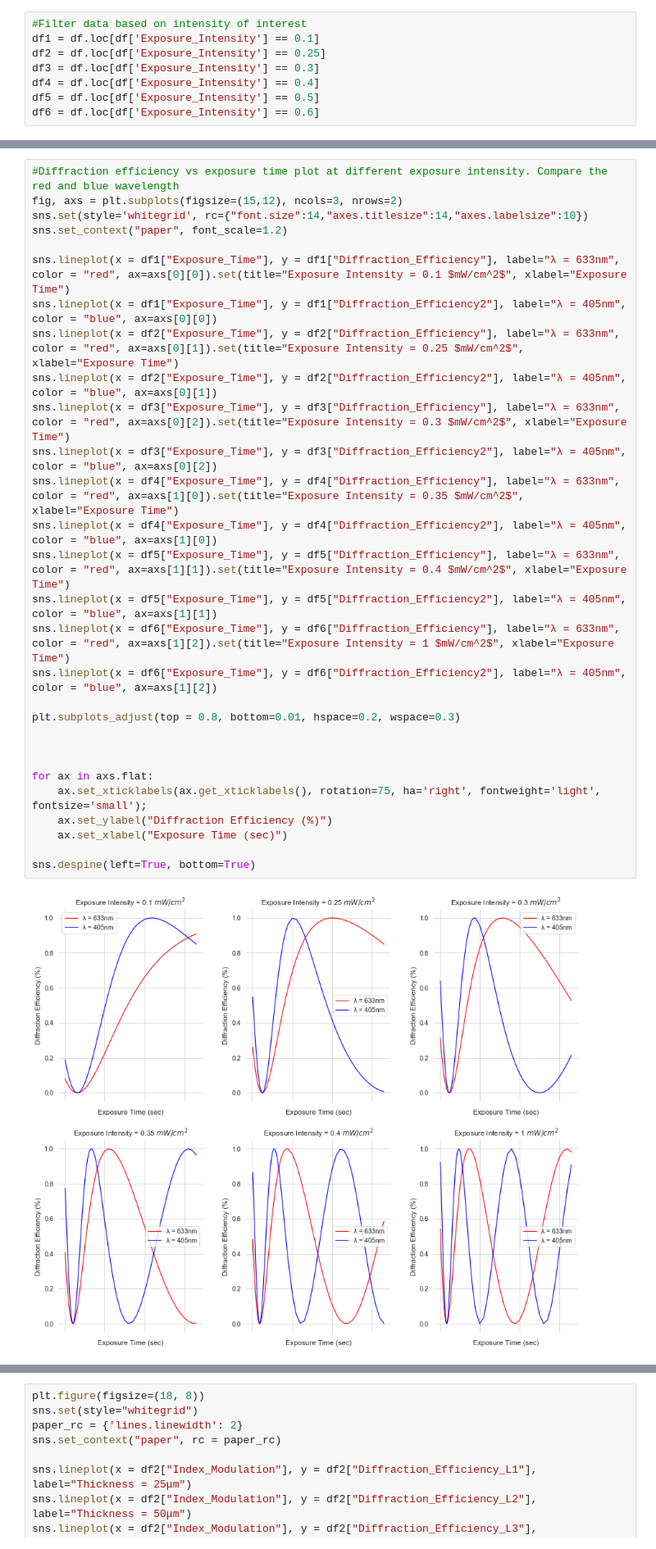
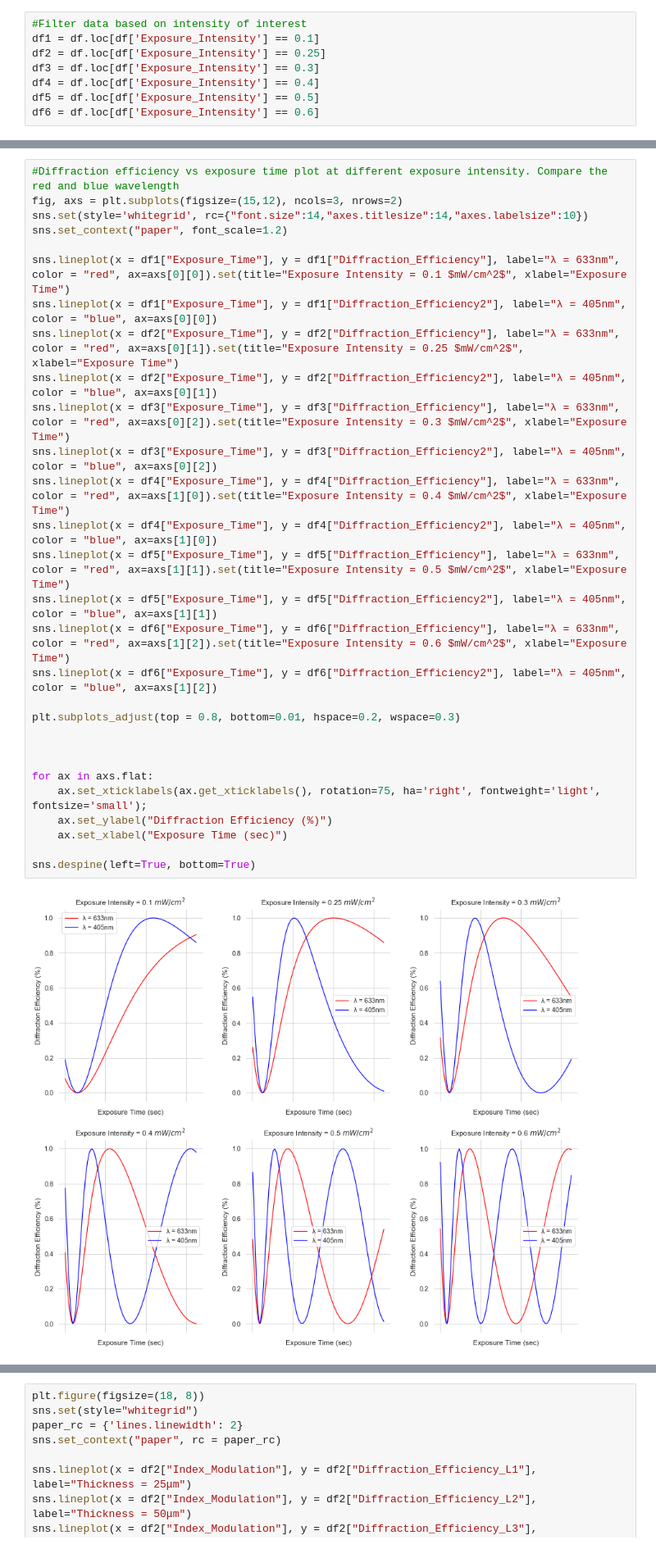
Before and after one commit to Emmanuel-Bamidele/Holography, a Jupyter notebook: PhotoPolymer_Diffusion_Model.ipynb, the cells around one changed output, grey strips where cells are left out. Shown at 82% size. Drawn from its saved outputs; the diff is of its cells as text.

```diff
--- a/PhotoPolymer_Diffusion_Model.ipynb
+++ b/PhotoPolymer_Diffusion_Model.ipynb
@@ -488,34 +488,34 @@ sns.despine(left=True, bottom=True)
 # %%
 #Diffraction efficiency vs exposure time plot at different exposure intensity. Compare the red and blue wavelength
 fig, axs = plt.subplots(figsize=(15,12), ncols=3, nrows=2)
 sns.set(style='whitegrid', rc={"font.size":14,"axes.titlesize":14,"axes.labelsize":10})
 sns.set_context("paper", font_scale=1.2)
 
 sns.lineplot(x = df1["Exposure_Time"], y = df1["Diffraction_Efficiency"], label="λ = 633nm", color = "red", ax=axs[0][0]).set(title="Exposure Intensity = 0.1 $mW/cm^2$", xlabel="Exposure Time")
 sns.lineplot(x = df1["Exposure_Time"], y = df1["Diffraction_Efficiency2"], label="λ = 405nm", color = "blue", ax=axs[0][0])
 sns.lineplot(x = df2["Exposure_Time"], y = df2["Diffraction_Efficiency"], label="λ = 633nm", color = "red", ax=axs[0][1]).set(title="Exposure Intensity = 0.25 $mW/cm^2$", xlabel="Exposure Time")
 sns.lineplot(x = df2["Exposure_Time"], y = df2["Diffraction_Efficiency2"], label="λ = 405nm", color = "blue", ax=axs[0][1])
 sns.lineplot(x = df3["Exposure_Time"], y = df3["Diffraction_Efficiency"], label="λ = 633nm", color = "red", ax=axs[0][2]).set(title="Exposure Intensity = 0.3 $mW/cm^2$", xlabel="Exposure Time")
 sns.lineplot(x = df3["Exposure_Time"], y = df3["Diffraction_Efficiency2"], label="λ = 405nm", color = "blue", ax=axs[0][2])
-sns.lineplot(x = df4["Exposure_Time"], y = df4["Diffraction_Efficiency"], label="λ = 633nm", color = "red", ax=axs[1][0]).set(title="Exposure Intensity = 0.35 $mW/cm^2$", xlabel="Exposure Time")
+sns.lineplot(x = df4["Exposure_Time"], y = df4["Diffraction_Efficiency"], label="λ = 633nm", color = "red", ax=axs[1][0]).set(title="Exposure Intensity = 0.4 $mW/cm^2$", xlabel="Exposure Time")
 sns.lineplot(x = df4["Exposure_Time"], y = df4["Diffraction_Efficiency2"], label="λ = 405nm", color = "blue", ax=axs[1][0])
-sns.lineplot(x = df5["Exposure_Time"], y = df5["Diffraction_Efficiency"], label="λ = 633nm", color = "red", ax=axs[1][1]).set(title="Exposure Intensity = 0.4 $mW/cm^2$", xlabel="Exposure Time")
+sns.lineplot(x = df5["Exposure_Time"], y = df5["Diffraction_Efficiency"], label="λ = 633nm", color = "red", ax=axs[1][1]).set(title="Exposure Intensity = 0.5 $mW/cm^2$", xlabel="Exposure Time")
 sns.lineplot(x = df5["Exposure_Time"], y = df5["Diffraction_Efficiency2"], label="λ = 405nm", color = "blue", ax=axs[1][1])
-sns.lineplot(x = df6["Exposure_Time"], y = df6["Diffraction_Efficiency"], label="λ = 633nm", color = "red", ax=axs[1][2]).set(title="Exposure Intensity = 1 $mW/cm^2$", xlabel="Exposure Time")
+sns.lineplot(x = df6["Exposure_Time"], y = df6["Diffraction_Efficiency"], label="λ = 633nm", color = "red", ax=axs[1][2]).set(title="Exposure Intensity = 0.6 $mW/cm^2$", xlabel="Exposure Time")
 sns.lineplot(x = df6["Exposure_Time"], y = df6["Diffraction_Efficiency2"], label="λ = 405nm", color = "blue", ax=axs[1][2])
 
 plt.subplots_adjust(top = 0.8, bottom=0.01, hspace=0.2, wspace=0.3)
 
 
 
 for ax in axs.flat:
     ax.set_xticklabels(ax.get_xticklabels(), rotation=75, ha='right', fontweight='light', fontsize='small');
     ax.set_ylabel("Diffraction Efficiency (%)")
     ax.set_xlabel("Exposure Time (sec)")
 
 sns.despine(left=True, bottom=True)
 # %% [output]
-[figure, old version]
+[figure, new version]
 # %%
 fig, axs = plt.subplots(figsize=(15,12), ncols=3, nrows=2)
 sns.set(style='whitegrid', rc={"font.size":14,"axes.titlesize":14,"axes.labelsize":10})
```
Also changed, not shown: parts of 12 cells of this notebook.
